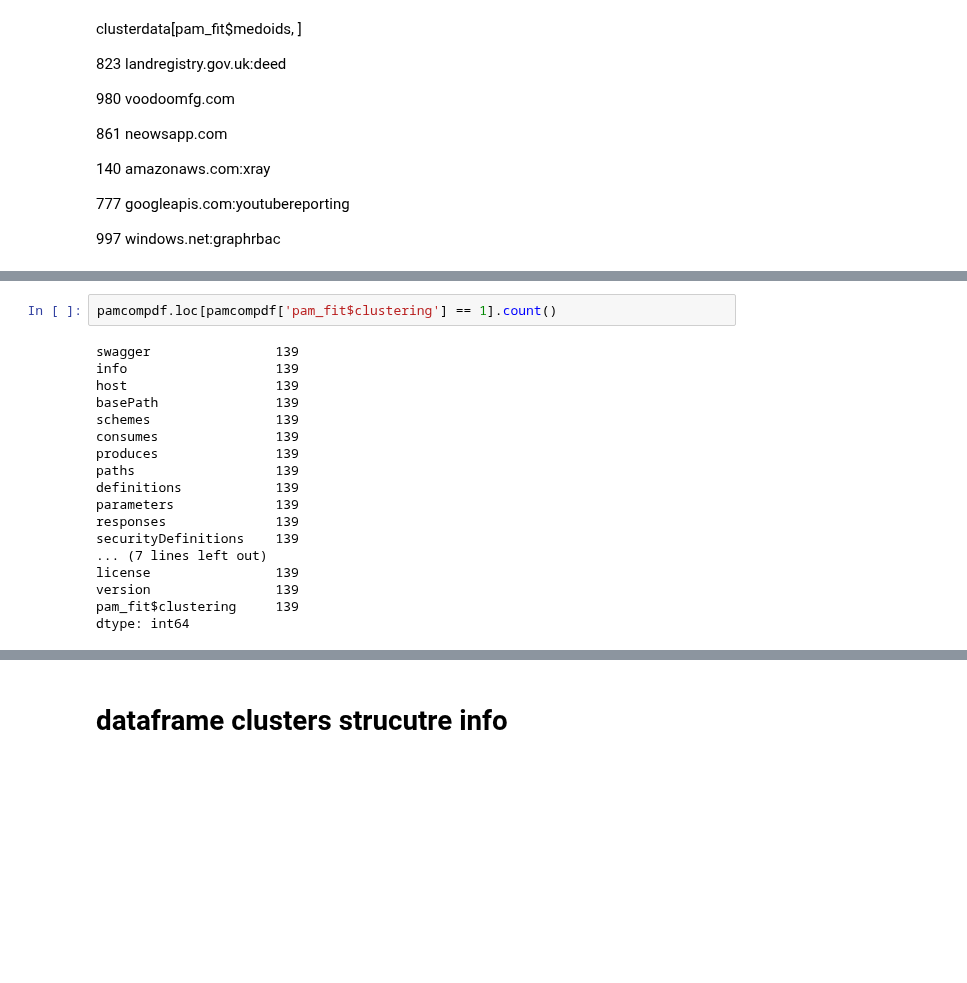
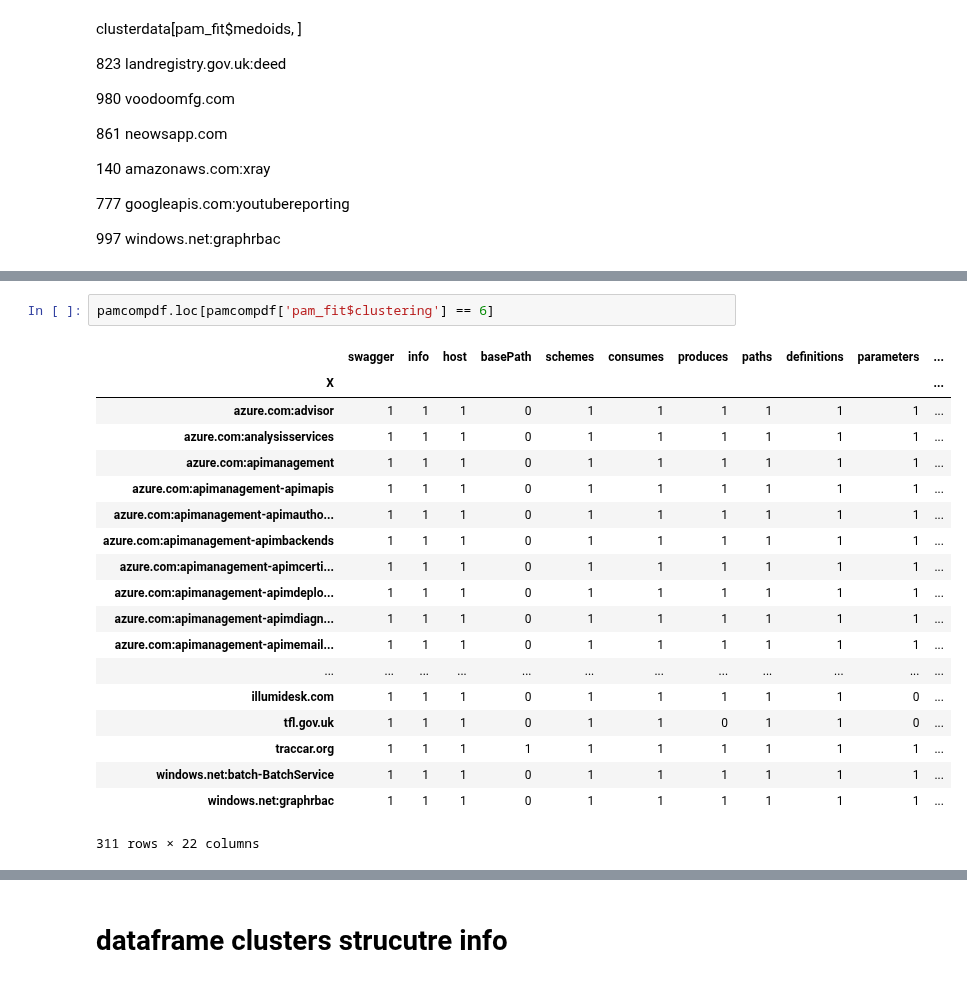
Before and after one commit to pmanlukas/thesisdata, a Jupyter notebook: combine dataframes.ipynb, the cells around one changed output, grey strips where cells are left out. Cells and saved outputs as stored; diff of their text form; blank space fills up the shorter version.

```diff
--- a/combine dataframes.ipynb
+++ b/combine dataframes.ipynb
@@ -144,20 +146,22 @@ clusterdata[pam_fit$medoids, ]
 # %%
-pamcompdf.loc[pamcompdf['pam_fit$clustering'] == 1].count()
+pamcompdf.loc[pamcompdf['pam_fit$clustering'] == 6]
 # %% [output]
+|  | swagger | info | host | basePath | schemes | consumes | produces | paths | definitions | parameters | ... |
+| X |  |  |  |  |  |  |  |  |  |  | ... |
+| azure.com:advisor | 1 | 1 | 1 | 0 | 1 | 1 | 1 | 1 | 1 | 1 | ... |
+| azure.com:analysisservices | 1 | 1 | 1 | 0 | 1 | 1 | 1 | 1 | 1 | 1 | ... |
+| azure.com:apimanagement | 1 | 1 | 1 | 0 | 1 | 1 | 1 | 1 | 1 | 1 | ... |
+| azure.com:apimanagement-apimapis | 1 | 1 | 1 | 0 | 1 | 1 | 1 | 1 | 1 | 1 | ... |
+| azure.com:apimanagement-apimautho... | 1 | 1 | 1 | 0 | 1 | 1 | 1 | 1 | 1 | 1 | ... |
+| azure.com:apimanagement-apimbackends | 1 | 1 | 1 | 0 | 1 | 1 | 1 | 1 | 1 | 1 | ... |
+| azure.com:apimanagement-apimcerti... | 1 | 1 | 1 | 0 | 1 | 1 | 1 | 1 | 1 | 1 | ... |
+| azure.com:apimanagement-apimdeplo... | 1 | 1 | 1 | 0 | 1 | 1 | 1 | 1 | 1 | 1 | ... |
+| azure.com:apimanagement-apimdiagn... | 1 | 1 | 1 | 0 | 1 | 1 | 1 | 1 | 1 | 1 | ... |
+| azure.com:apimanagement-apimemail... | 1 | 1 | 1 | 0 | 1 | 1 | 1 | 1 | 1 | 1 | ... |
+| ... | ... | ... | ... | ... | ... | ... | ... | ... | ... | ... | ... |
+| illumidesk.com | 1 | 1 | 1 | 0 | 1 | 1 | 1 | 1 | 1 | 0 | ... |
+| tfl.gov.uk | 1 | 1 | 1 | 0 | 1 | 1 | 0 | 1 | 1 | 0 | ... |
+| traccar.org | 1 | 1 | 1 | 1 | 1 | 1 | 1 | 1 | 1 | 1 | ... |
+| windows.net:batch-BatchService | 1 | 1 | 1 | 0 | 1 | 1 | 1 | 1 | 1 | 1 | ... |
+| windows.net:graphrbac | 1 | 1 | 1 | 0 | 1 | 1 | 1 | 1 | 1 | 1 | ... |
-swagger                139
-info                   139
-host                   139
-basePath               139
-schemes                139
-consumes               139
-produces               139
-paths                  139
-definitions            139
-parameters             139
-responses              139
-securityDefinitions    139
-... (7 lines left out)
-license                139
-version                139
-pam_fit$clustering     139
-dtype: int64
+311 rows × 22 columns
```
Also changed, not shown: parts of 18 cells of this notebook, 14 other files.
